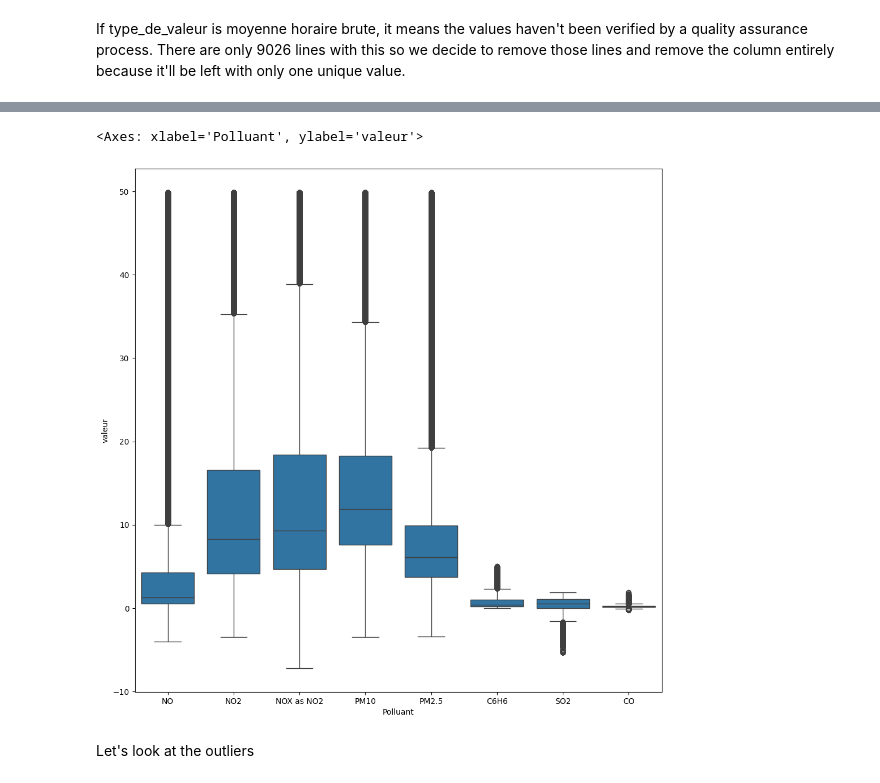
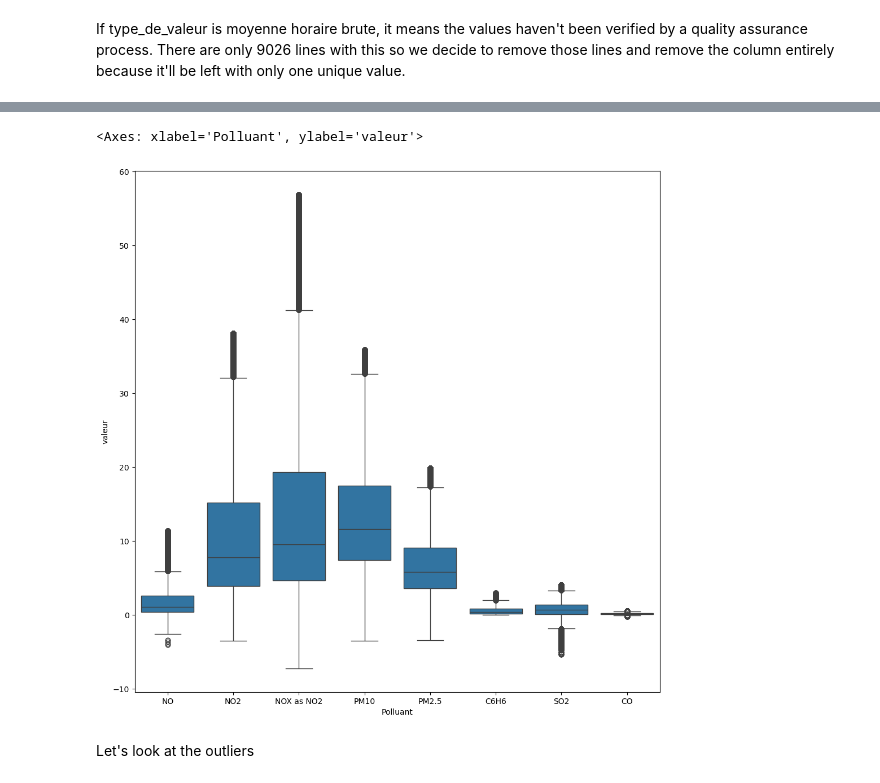
Before and after one commit to Ritishrx7/AirQuality, a Jupyter notebook: Final/Work_Notebook.ipynb, the cells around one changed output, grey strips where cells are left out. Cells and saved outputs as stored; diff of their text form; code cells hidden in the pictures.

```diff
--- a/Final/Work_Notebook.ipynb
+++ b/Final/Work_Notebook.ipynb
@@ -372,5 +413,5 @@ There are 9026 lines with moyenne horaire brute
 # %% [markdown]
 If type_de_valeur is moyenne horaire brute, it means the values haven't been verified by a quality assurance process. There are only 9026 lines with this so we decide to remove those lines and remove the column entirely because it'll be left with only one unique value.
 # %%
-df = df[df["type_de_valeur"] == "moyenne horaire validée"]
+df = df.loc[df["type_de_valeur"] == "moyenne horaire validée"]
 df = df.drop(columns=["type_de_valeur"])
@@ -410,21 +468,21 @@ Let's filter & remove the outliers for each category and visualize the boxplots
 # %%
 filtre = (
-    ((df["Polluant"]=="NO") & (df["valeur"] < 50)) |
-    ((df["Polluant"]=="NO2") & (df["valeur"] < 50)) |
-    ((df["Polluant"]=="03") & (df["valeur"] < 150)) |
-    ((df["Polluant"]=="NOX as NO2") & (df["valeur"] < 50)) |
-    ((df["Polluant"]=="PM10") & (df["valeur"] < 50)) |
-    ((df["Polluant"]=="PM2.5") & (df["valeur"] < 50)) |
-    ((df["Polluant"]=="C6H6") & (df["valeur"] < 5)) |
-    ((df["Polluant"]=="SO2") & (df["valeur"] < 2)) |
-    ((df["Polluant"]=="CO") & (df["valeur"] < 2))
+    ((df["Polluant"]=="NO") & (df["valeur"] < 11.5)) |
+    ((df["Polluant"]=="NO2") & (df["valeur"] < 38.2)) |
+    ((df["Polluant"]=="03") & (df["valeur"] < 127)) |
+    ((df["Polluant"]=="NOX as NO2") & (df["valeur"] < 57)) |
+    ((df["Polluant"]=="PM10") & (df["valeur"] < 36)) |
+    ((df["Polluant"]=="PM2.5") & (df["valeur"] < 20)) |
+    ((df["Polluant"]=="C6H6") & (df["valeur"] < 3)) |
+    ((df["Polluant"]=="SO2") & (df["valeur"] < 4.2)) |
+    ((df["Polluant"]=="CO") & (df["valeur"] < 0.6))
 )
 
 plt.figure(figsize=(12,12))
 sns.boxplot(data=df[filtre], x="Polluant", y="valeur")
 # %% [output]
 <Axes: xlabel='Polluant', ylabel='valeur'>
-[figure, old version]
+[figure, new version]
 # %% [markdown]
 Let's look at the outliers
 # %%
```
Also changed, not shown: parts of 44 cells of this notebook.
